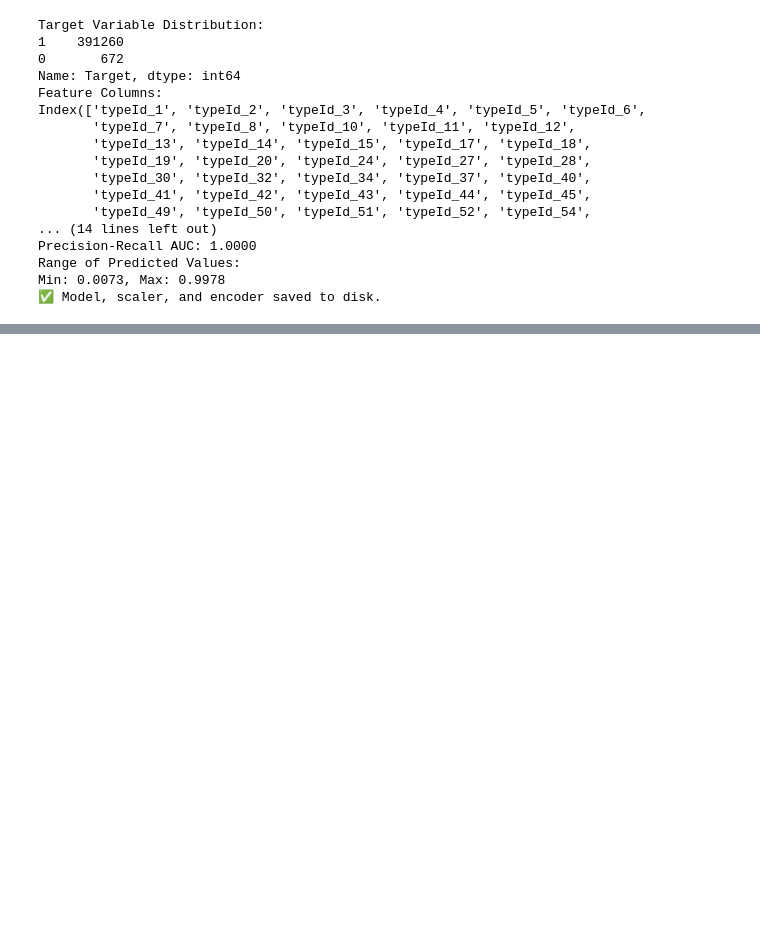
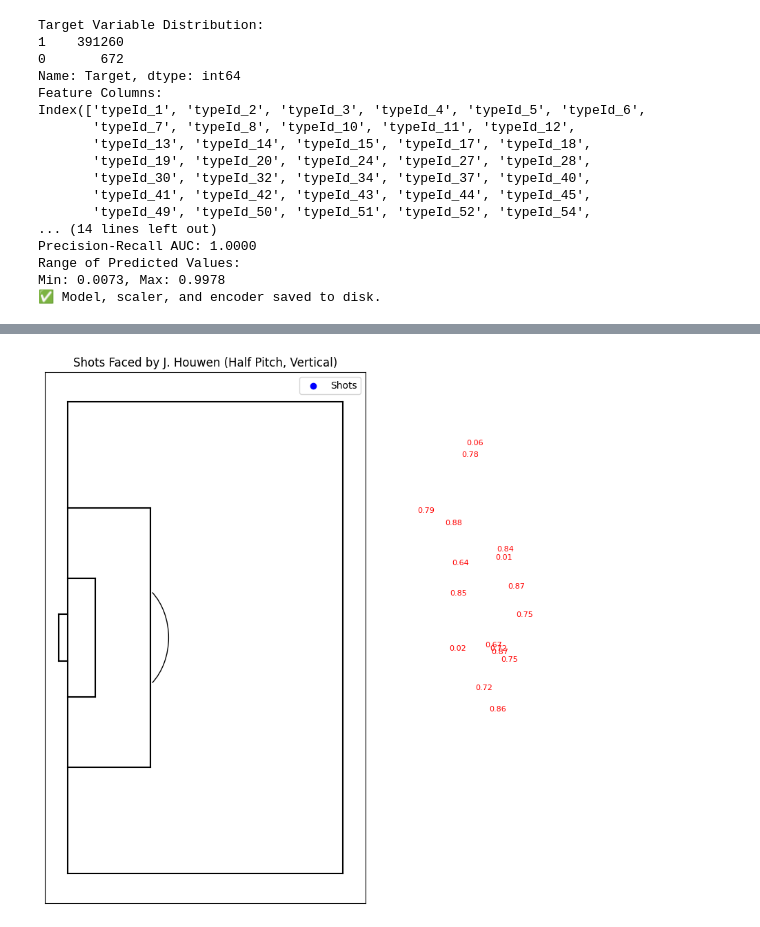
Before and after one commit to marclamberts/football-analysis, a Jupyter notebook: Python/Expected save - 2025.ipynb, the cells around one changed output, grey strips where cells are left out. Cells and saved outputs as stored; diff of their text form; code cells hidden in the pictures; blank space fills up the shorter version.

```diff
--- a/Python/Expected save - 2025.ipynb
+++ b/Python/Expected save - 2025.ipynb
@@ -1034,0 +1165,70 @@ Preprocessed Data (First 5 Rows):
+# %%
+import pandas as pd
+import matplotlib.pyplot as plt
+from matplotlib.patches import Arc
+
+# Load the data from the Excel file
+file_path = 'output_shot_data_with_probability.xlsx'  # Replace with the actual file path
+df = pd.read_excel(file_path, sheet_name='Sheet1')  # Load the data from Sheet1
+
+# Filter data for J. Houwen
+df_jhouwen = df[df['playerName'] == 'J. Houwen']
+
+# Function to draw a half football pitch (vertical orientation)
+def draw_half_pitch_vertical(ax):
+    # Pitch outline (half pitch)
+    ax.plot([0, 0], [0, 80], color="black")  # Left touchline (goal line)
+    ax.plot([60, 60], [0, 80], color="black")  # Right touchline (halfway line)
+    ax.plot([0, 60], [0, 0], color="black")  # Bottom touchline
+    ax.plot([0, 60], [80, 80], color="black")  # Top touchline
+
+    # Penalty area
+    ax.plot([0, 18], [18, 18], color="black")  # Top line
+    ax.plot([0, 18], [62, 62], color="black")  # Bottom line
+    ax.plot([18, 18], [18, 62], color="black")  # Vertical line
+
+    # 6-yard box
+    ax.plot([0, 6], [30, 30], color="black")  # Top line
+    ax.plot([0, 6], [50, 50], color="black")  # Bottom line
+    ax.plot([6, 6], [30, 50], color="black")  # Vertical line
+
+    # Penalty arc
+    penalty_arc = Arc((12, 40), height=20, width=20, angle=0, theta1=310, theta2=50, color="black")
+    ax.add_patch(penalty_arc)
+
+    # Goal
+    ax.plot([0, -2], [36, 36], color="black")  # Left goal post (top)
+    ax.plot([0, -2], [44, 44], color="black")  # Left goal post (bottom)
+    ax.plot([-2, -2], [36, 44], color="black")  # Goal crossbar
+
+    # Remove axis labels and ticks
+    ax.set_xticks([])
+    ax.set_yticks([])
+    ax.set_xlabel('')
+    ax.set_ylabel('')
+
+# Create a figure and axis
+fig, ax = plt.subplots(figsize=(6, 10))
+
+# Draw the half pitch (vertical orientation)
+draw_half_pitch_vertical(ax)
+
+# Plot the shot locations for J. Houwen
+for i, row in df_jhouwen.iterrows():
+    ax.scatter(row['x'], row['y'], color='blue', label='Shots' if i == 0 else "")
+    ax.text(row['x'] + 1, row['y'] + 1, f"{row['xSave']:.2f}", fontsize=8, color='red')  # Annotate with xSave
+
+# Set limits to match the half-pitch dimensions
+ax.set_xlim(-5, 65)  # Adjusted for half-pitch
+ax.set_ylim(-5, 85)
+
+# Add a legend
+ax.legend(loc='upper right')
+
+# Add a title
+plt.title('Shots Faced by J. Houwen (Half Pitch, Vertical)')
+
+# Show the plot
+plt.show()
+# %% [output]
+[figure, added]
```
Also changed, not shown: parts of 3 cells of this notebook, 2 other files.
